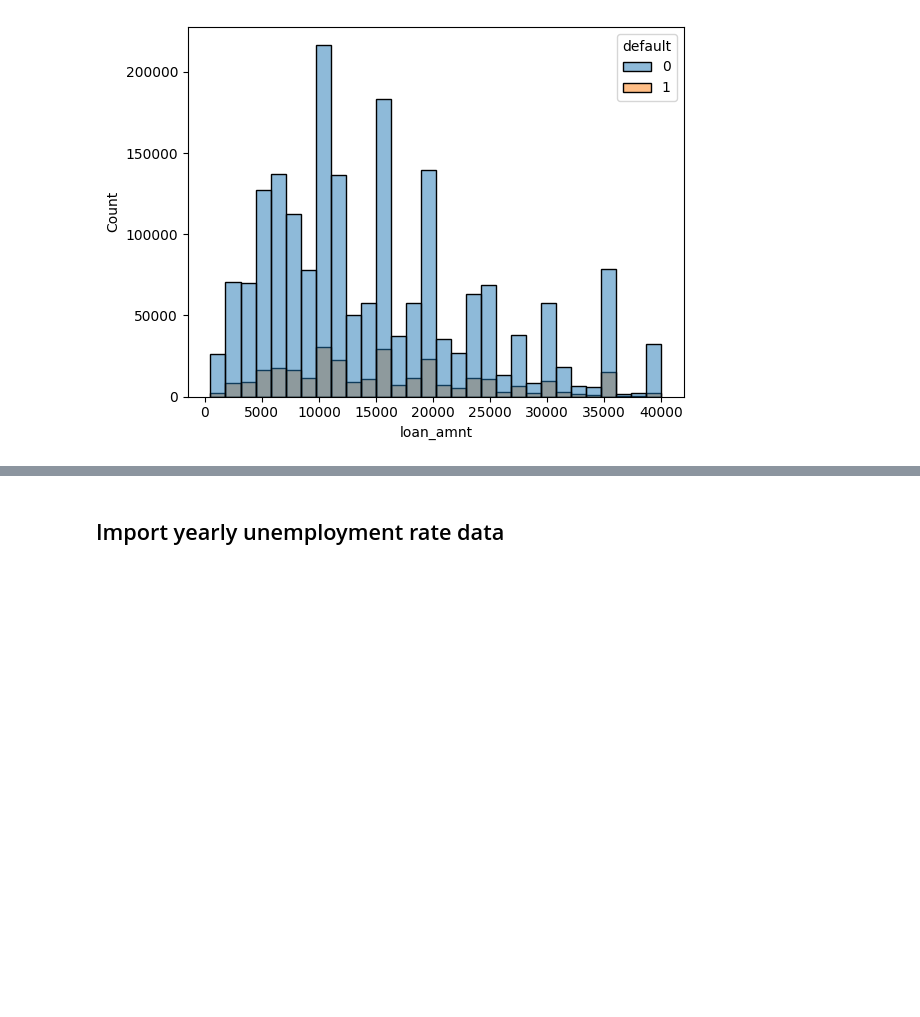
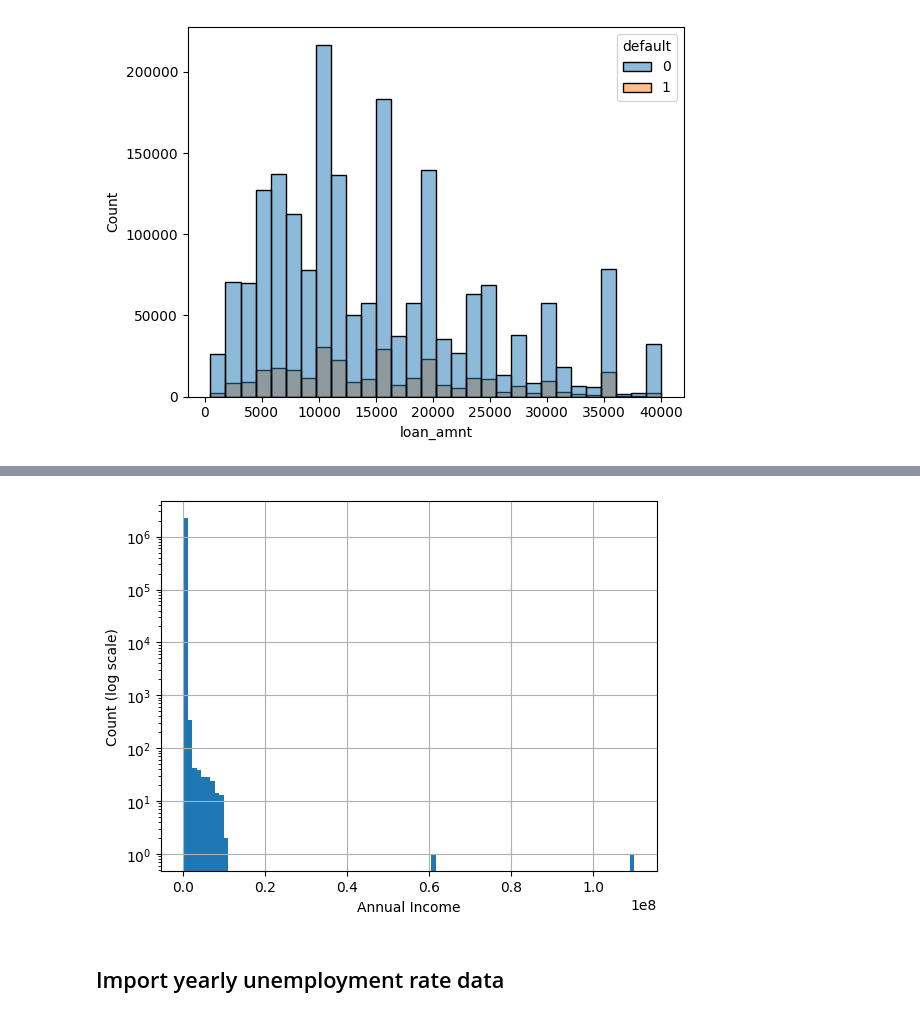
Before and after one commit to AlbertBS2/Borrower-Risk-Profiling, a Jupyter notebook: data-preprocessing.ipynb, the cells around one changed output, grey strips where cells are left out. Drawn from its saved outputs; the diff is of its cells as text; code cells hidden in the pictures; blank space fills up the shorter version.

Commit message:
Plot annual_inc

```diff
--- a/data-preprocessing.ipynb
+++ b/data-preprocessing.ipynb
@@ -144,3 +156,11 @@ sns.histplot(
+# %%
+loan_data['annual_inc'].hist(bins=100)
+plt.yscale('log')   # compress frequencies to make tails visible
+plt.xlabel('Annual Income')
+plt.ylabel('Count (log scale)')
+plt.show()
+# %% [output]
+[figure, added]
 # %% [markdown]
 ## Import yearly unemployment rate data
 # %% [markdown]
```
Also changed, not shown: parts of 1 cell of this notebook.
